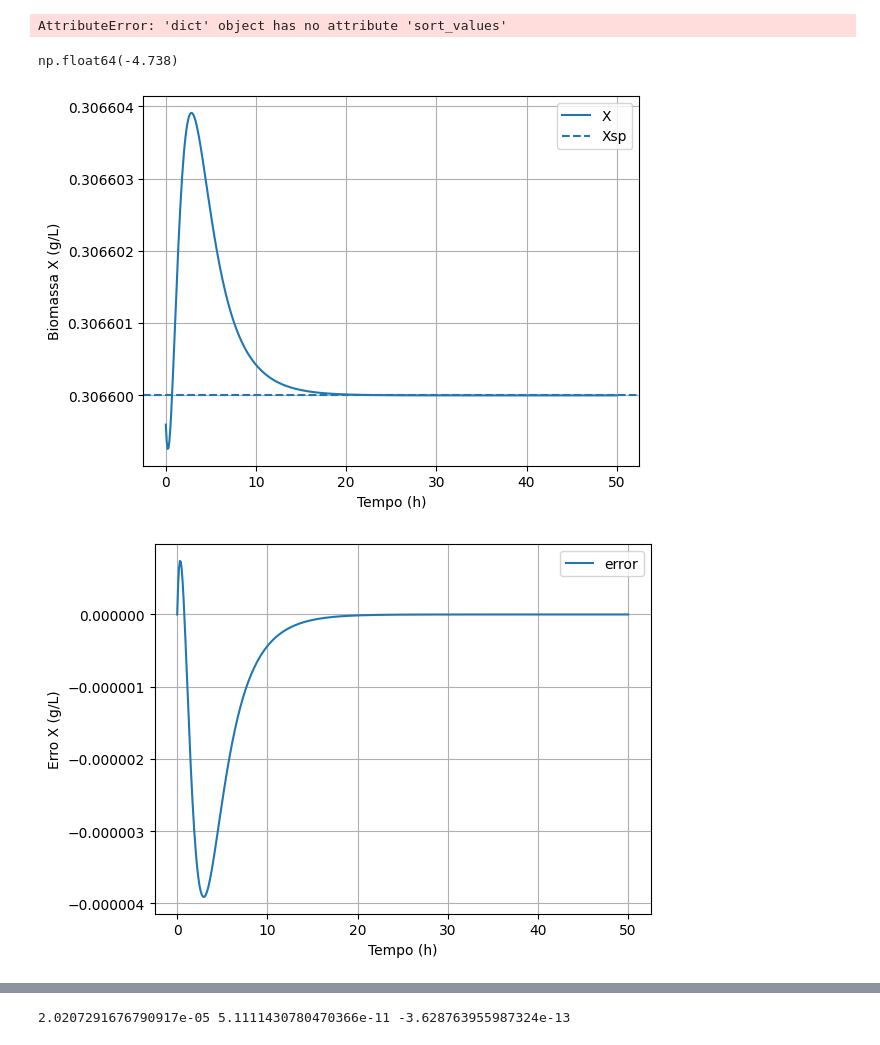
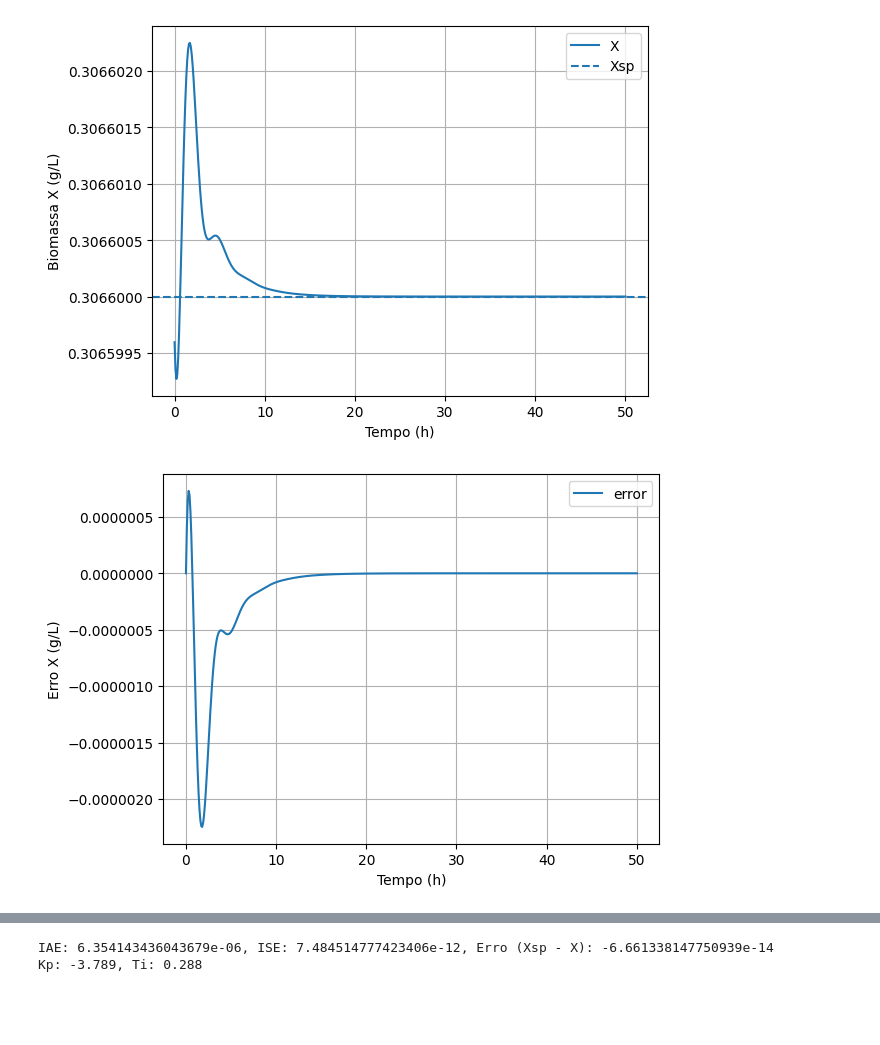
Before and after one commit to andersonmoura-cn/BioReator, a Jupyter notebook: src/genetico.ipynb, the cells around one changed output, grey strips where cells are left out. Drawn from its saved outputs; the diff is of its cells as text; code cells hidden in the pictures; blank space fills up the shorter version.

Commit message:
feature: finalizacao do AG

```diff
--- a/src/genetico.ipynb
+++ b/src/genetico.ipynb
@@ -261,10 +168,10 @@ def sobrevivenciaMaisApto(tamanho_povo, N, erro_individuo_lim, gen, tf, dt):
 # %%
-def sobrevivenciaMaisApto_teste(iter_max, erro_individuo_lim, gen, tf, dt):
+def sobrevivenciaMaisApto(iter_max, erro_individuo_lim, gen, Xsp, tf, dt, flag_fracos: bool = True):
     df = None
     historico_erro = []
     while iter_max > 0:
         # seleção da geração
-        fortes, fracos, erros, erro_min = selecao(erro_individuo_lim= erro_individuo_lim, gen= gen, tf=tf, dt=dt)
+        fortes, fracos, erros_fortes, erro_min = selecao(erro_individuo_lim= erro_individuo_lim, Xsp=Xsp, gen= gen, tf=tf, dt=dt)
 
         # salva erro minimo de cada geração
         historico_erro.append(erro_min)
@@ -272,7 +179,7 @@ def sobrevivenciaMaisApto_teste(iter_max, erro_individuo_lim, gen, tf, dt):
         df = {
                 "fortes": fortes,
                 "fracos": fracos,
-                "erro": erros
+                "erros_fortes": erros_fortes
             }
 
         # o menor custo da geração foi top, para aqui
@@ -280,31 +187,29 @@ def sobrevivenciaMaisApto_teste(iter_max, erro_individuo_lim, gen, tf, dt):
             break
 
         filhos = []
+
         if len(fortes) >= 2:
             filhos = cruzamento(np.array(fortes))
             filhos = mutacao(filhos)
 
         # nova geracao
-        # gen = mutacao(np.array(fracos)) + filhos
         gen = np.concatenate([mutacao(np.array(fracos)), filhos]) if len(fracos) > 0 else filhos
 
+
         iter_max-=1
-    return df, iter_max, historico_erro
+
+    povo = ordenar_populacao(df)
+    Kp = povo["fortes"][0][0]
+    Ti = povo["fortes"][0][1]
+
+    return Kp, Ti, historico_erro
 # %%
 tamanho_povo = 100
 N = 10
 erro_individuo_lim = 1e-2
 
-# g init
-gen = np.column_stack([
-    -np.round(np.random.uniform(0, 5, tamanho_povo), 3),  # sempre negativo
-    np.round(np.random.uniform(0, 10, tamanho_povo), 3),
-])
+Xsp_novo = 0.34
 
-for tuning_parameter_indice in range(len(gen)):
-    # Checa casos em que Ti = 0
-    while gen[tuning_parameter_indice, 1] == 0:
-       gen[tuning_parameter_indice, 1] = np.round(np.random.uniform(0, 10), 3)
+gen = gerar_populacao_inicial(tamanho_povo)
 
-# povo, N, historico_erro = sobrevivenciaMaisApto(tamanho_povo=tamanho_povo, N=N, erro_individuo_lim=erro_individuo_lim, gen=gen, dt=0.1, tf = 50)
-povo, N, historico_erro = sobrevivenciaMaisApto_teste(iter_max=N, erro_individuo_lim=erro_individuo_lim, gen=gen, dt=0.1, tf = 50)
+Kp_AG, Ti_AG, historico_erro = sobrevivenciaMaisApto(iter_max=N, erro_individuo_lim=erro_individuo_lim, gen=gen, Xsp=Xsp_novo, dt=0.1, tf = 50)
@@ -340,24 +244,8 @@ plt.show()
-# %%
-# Ordena pelo erro (usando valor absoluto)
-indices_ordenados = np.argsort(np.abs(povo["erro"]))
-
-povo_ordenado = {
-    "fortes": [povo["fortes"][i] for i in indices_ordenados],
-    "fracos": [povo["fracos"][i] for i in indices_ordenados],
-    "erro": [povo["erro"][i] for i in indices_ordenados]
-}
-
-povo = povo_ordenado
-# %% [output]
-AttributeError: 'dict' object has no attribute 'sort_values'
-# %%
-povo["fortes"][0][0]
-# %% [output]
-np.float64(-4.738)
 # %%
-ttop, Xtop, Stop, Dtop, IAE_top, ISE_top, erro = simular_PID(Kc=povo["fortes"][0][0], Ti=povo["fortes"][0][1], Xsp=Xsp, D0=D0, states=states, tempo_final=50, dt=0.1, show=True)
-print(IAE_top, ISE_top, erro[-1])
+ttop, Xtop, Stop, Dtop, IAE_top, ISE_top, erro = simular_PID(Kc=Kp_AG, Ti=Ti_AG, Xsp=Xsp, D0=D0, states=states, tempo_final=50, dt=0.1, show=True)
+print(f"IAE: {IAE_top}, ISE: {ISE_top}, Erro (Xsp - X): {erro[-1]}")
+print(f"Kp: {Kp_AG}, Ti: {Ti_AG}")
 # %% [output]
-[figure, old version]
+[figure, new version]
-[figure, old version]
+[figure, new version]
 [figure]
@@ -365 +253,2 @@ print(IAE_top, ISE_top, erro[-1])
-2.0207291676790917e-05 5.1111430780470366e-11 -3.628763955987324e-13
+IAE: 6.354143436043679e-06, ISE: 7.484514777423406e-12, Erro (Xsp - X): -6.661338147750939e-14
+Kp: -3.789, Ti: 0.288
```
Also changed, not shown: parts of 6 cells of this notebook.
